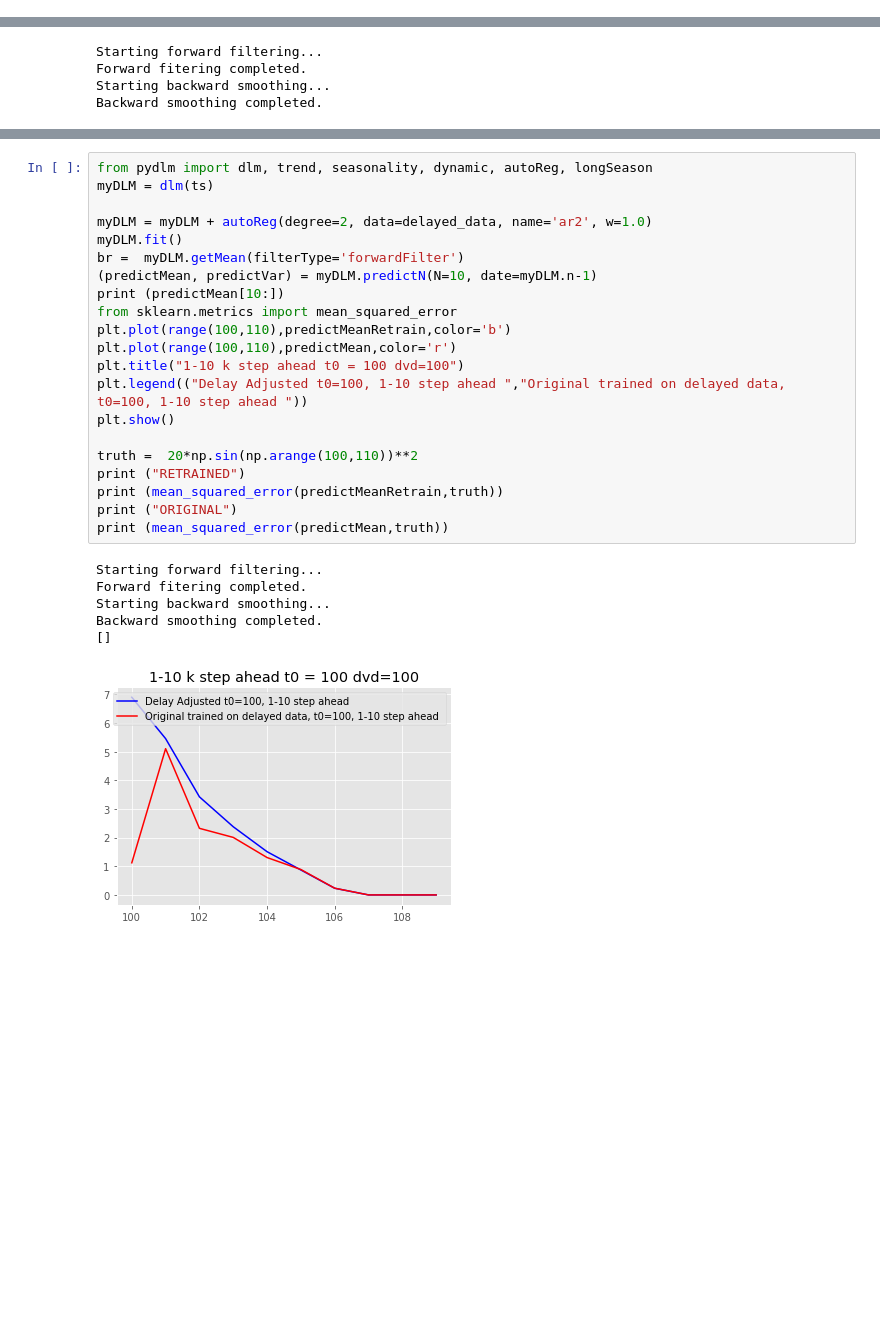
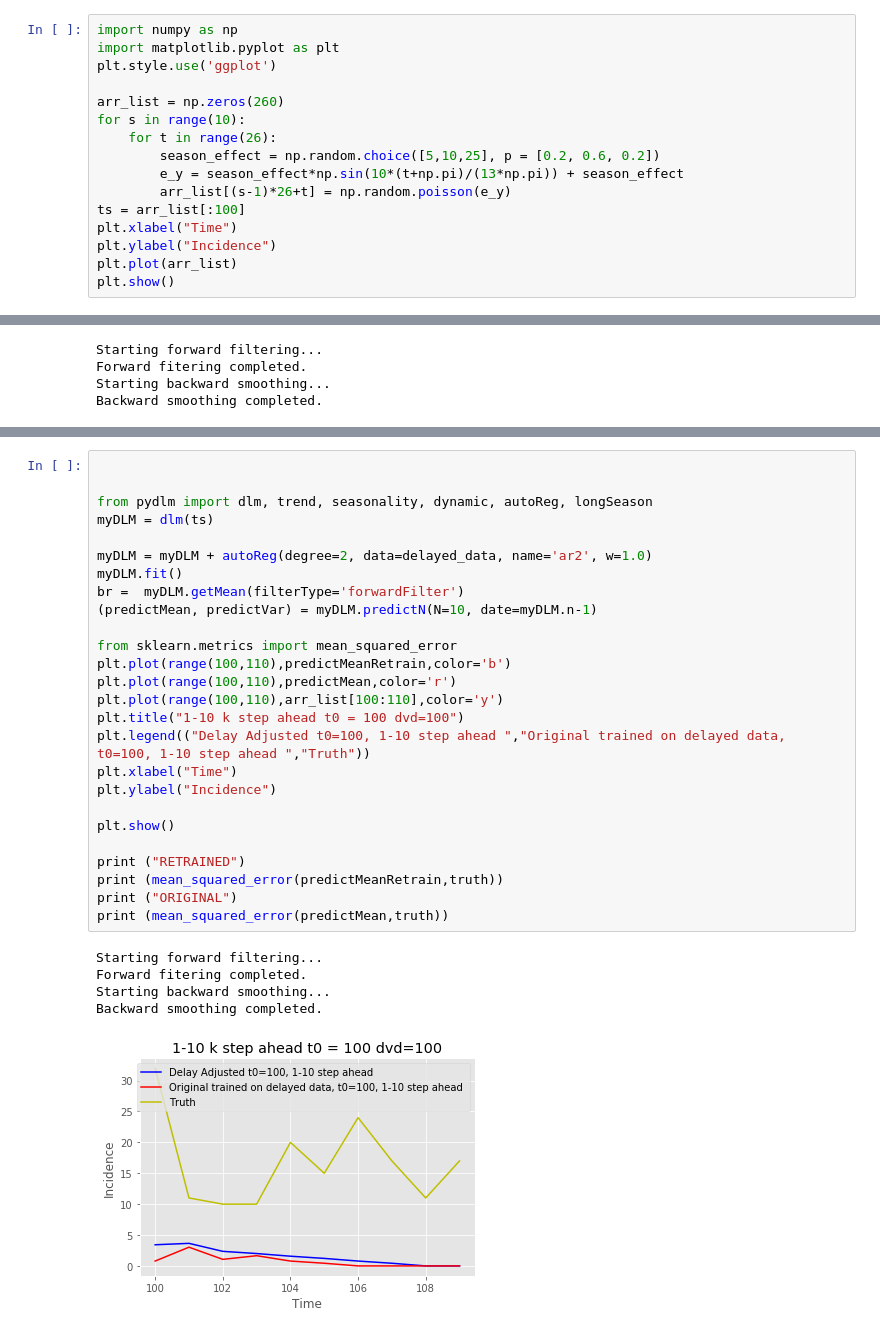
Before and after one commit to gcgibson/reporting_delay, a Jupyter notebook: forecasting_w_reporting_delay.ipynb, the cells around one changed output, grey strips where cells are left out. Cells and saved outputs as stored; diff of their text form; blank space fills up the shorter version.

```diff
--- a/forecasting_w_reporting_delay.ipynb
+++ b/forecasting_w_reporting_delay.ipynb
@@ -38,0 +67,16 @@ plt.show()
+# %%
+import numpy as np
+import matplotlib.pyplot as plt
+plt.style.use('ggplot')
+
+arr_list = np.zeros(260)
+for s in range(10):
+    for t in range(26):
+        season_effect = np.random.choice([5,10,25], p = [0.2, 0.6, 0.2])
+        e_y = season_effect*np.sin(10*(t+np.pi)/(13*np.pi)) + season_effect
+        arr_list[(s-1)*26+t] = np.random.poisson(e_y)
+ts = arr_list[:100]
+plt.xlabel("Time")
+plt.ylabel("Incidence")
+plt.plot(arr_list)
+plt.show()
@@ -204,29 +256,33 @@ array([ 0., 14., 17.,  0., 11., 18.,  2.,  9., 20.,  3.,  6., 20.,  6.,
 # %%
+
+
 from pydlm import dlm, trend, seasonality, dynamic, autoReg, longSeason
 myDLM = dlm(ts)
 
 myDLM = myDLM + autoReg(degree=2, data=delayed_data, name='ar2', w=1.0)
 myDLM.fit()
 br =  myDLM.getMean(filterType='forwardFilter')
 (predictMean, predictVar) = myDLM.predictN(N=10, date=myDLM.n-1)
-print (predictMean[10:])
+
 from sklearn.metrics import mean_squared_error
 plt.plot(range(100,110),predictMeanRetrain,color='b')
 plt.plot(range(100,110),predictMean,color='r')
+plt.plot(range(100,110),arr_list[100:110],color='y')
 plt.title("1-10 k step ahead t0 = 100 dvd=100")
-plt.legend(("Delay Adjusted t0=100, 1-10 step ahead ","Original trained on delayed data, t0=100, 1-10 step ahead "))
+plt.legend(("Delay Adjusted t0=100, 1-10 step ahead ","Original trained on delayed data, t0=100, 1-10 step ahead ","Truth"))
+plt.xlabel("Time")
+plt.ylabel("Incidence")
+
 plt.show()
 
-truth =  20*np.sin(np.arange(100,110))**2
 print ("RETRAINED")
 print (mean_squared_error(predictMeanRetrain,truth))
 print ("ORIGINAL")
 print (mean_squared_error(predictMean,truth))
 # %% [output]
 Starting forward filtering...
 Forward fitering completed.
 Starting backward smoothing...
 Backward smoothing completed.
-[]
-[figure, old version]
+[figure, new version]
 RETRAINED
```
Also changed, not shown: parts of 14 cells of this notebook.
